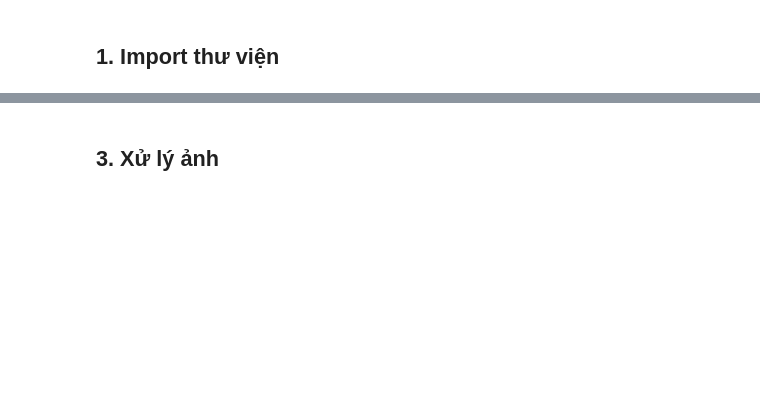
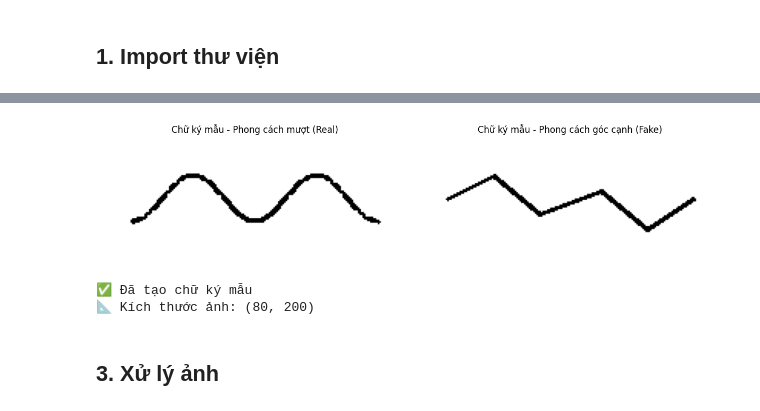
Before and after one commit to Duc-bug/DoanXLAS-Nhom23, a Jupyter notebook: Nhan_Dien_Chu_Ky.ipynb, the cells around one changed output, grey strips where cells are left out. Cells and saved outputs as stored; diff of their text form; code cells hidden in the pictures; blank space fills up the shorter version.

```diff
--- a/Nhan_Dien_Chu_Ky.ipynb
+++ b/Nhan_Dien_Chu_Ky.ipynb
@@ -9,9 +9,8 @@ Trình bày quy trình xử lý ảnh và nhận diện chữ ký
 import cv2
 import numpy as np
 import matplotlib.pyplot as plt
-from sklearn.preprocessing import StandardScaler
+import tkinter as tk
+from tkinter import filedialog
+import os
 import warnings
 warnings.filterwarnings('ignore')
-
-plt.rcParams['figure.figsize'] = (12, 8)
-print("✅ Import thành công!")
@@ -70,2 +19,47 @@ print("📝 Đã tạo 3 chữ ký mẫu")
+# %%
+def create_realistic_signature(height=80, width=200, style='smooth'):
+    """Tạo chữ ký mẫu"""
+    canvas = np.ones((height, width), dtype=np.uint8) * 255
+
+    if style == 'smooth':
+        x = np.linspace(20, width-20, 100)
+        y = height//2 + 15 * np.sin(2 * np.pi * x / 80)
+        for i in range(len(x)-1):
+            cv2.line(canvas, (int(x[i]), int(y[i])), (int(x[i+1]), int(y[i+1])), 0, 2)
+
+    elif style == 'angular':
+        points = [(20, height//2), (50, height//2-15), (80, height//2+10),
+                 (120, height//2-5), (150, height//2+20), (180, height//2)]
+        for i in range(len(points)-1):
+            cv2.line(canvas, points[i], points[i+1], 0, 2)
+
+    return canvas
+
+# Tạo chữ ký mẫu
+sig_real = create_realistic_signature(style='smooth')
+sig_fake = create_realistic_signature(style='angular')
+
+# Hiển thị ảnh chữ ký vừa tạo
+plt.figure(figsize=(12, 4))
+
+plt.subplot(1, 2, 1)
+plt.imshow(sig_real, cmap='gray')
+plt.title('Chữ ký mẫu - Phong cách mượt (Real)')
+plt.axis('off')
+
+plt.subplot(1, 2, 2)
+plt.imshow(sig_fake, cmap='gray')
+plt.title('Chữ ký mẫu - Phong cách góc cạnh (Fake)')
+plt.axis('off')
+
+plt.tight_layout()
+plt.show()
+
+print("✅ Đã tạo chữ ký mẫu")
+print(f"📐 Kích thước ảnh: {sig_real.shape}")
+# %% [output]
+[figure, added]
+✅ Đã tạo chữ ký mẫu
+📐 Kích thước ảnh: (80, 200)
 # %% [markdown]
 ## 3. Xử lý ảnh
```
Also changed, not shown: parts of 21 cells of this notebook, 2 other files.
